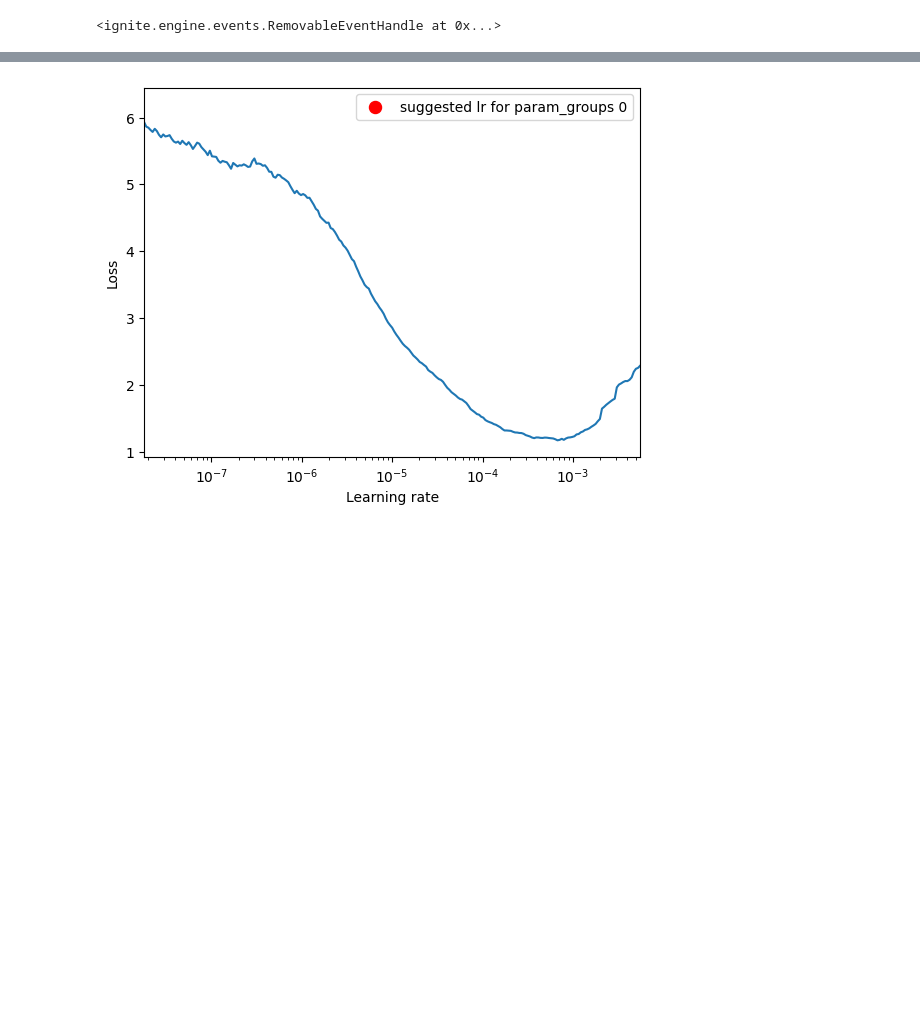
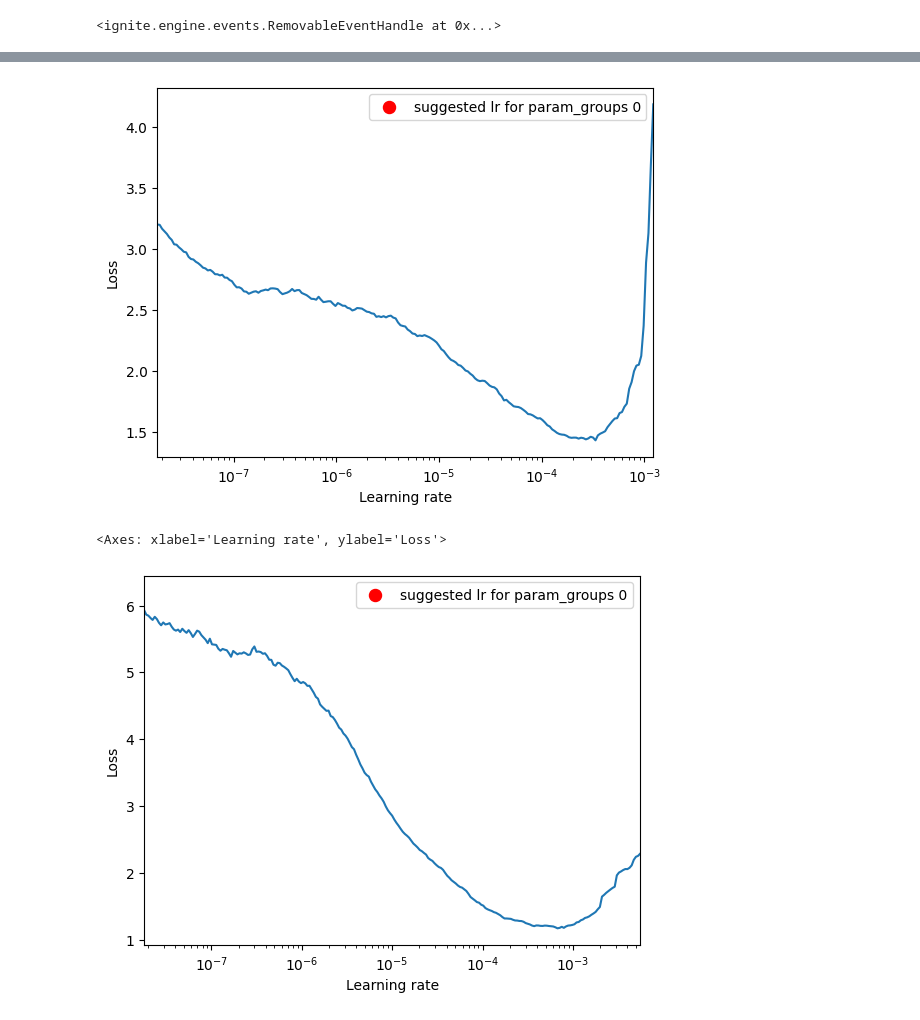
Before and after one commit to danoneata/me-vgs, a Jupyter notebook: find-lr.ipynb, the cells around one changed output, grey strips where cells are left out. Drawn from its saved outputs; the diff is of its cells as text; code cells hidden in the pictures; blank space fills up the shorter version.

```diff
--- a/find-lr.ipynb
+++ b/find-lr.ipynb
@@ -122,3 +118,9 @@ lr_finder.get_results()
+# %%
+# config: 20
+lr_finder.plot()
+# %% [output]
+[figure, added]
+<Axes: xlabel='Learning rate', ylabel='Loss'>
 # %%
 
 lr_finder.plot()
```
Also changed, not shown: parts of 7 cells of this notebook, 1 other file.
